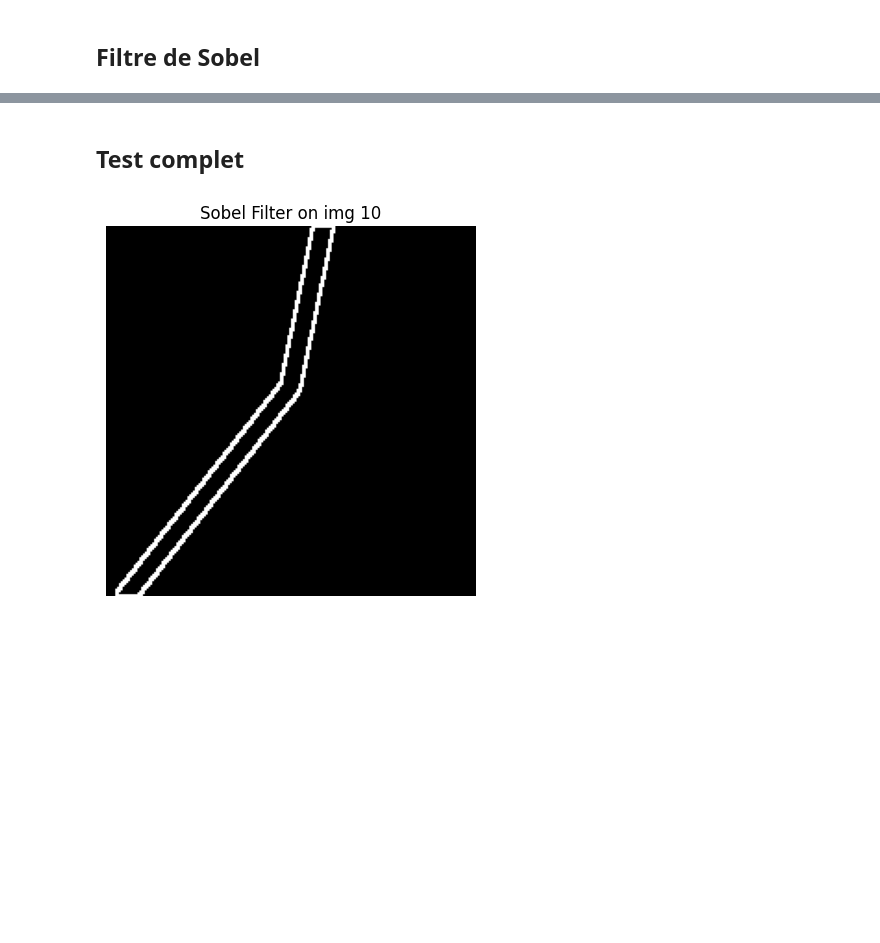
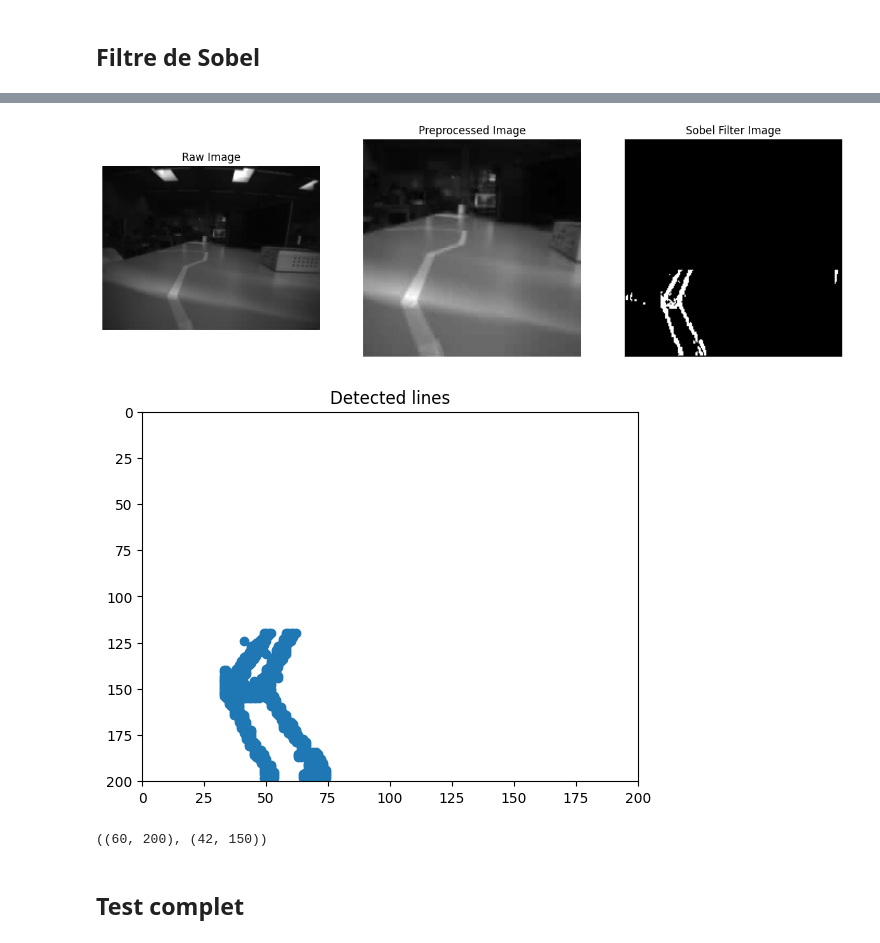
Before and after one commit to costiiI2/IAAAAAA, a Jupyter notebook: lab02/line-detection.ipynb, the cells around one changed output, grey strips where cells are left out. Saved outputs shown, nothing was run; the diff lists cells and outputs as text; code cells hidden in the pictures; blank space fills up the shorter version.

```diff
--- a/lab02/line-detection.ipynb
+++ b/lab02/line-detection.ipynb
@@ -22,7 +24,7 @@ def preprocess_image(image, target_size=(200, 200), crop="lower", left_offset=0,
     """
 
     # Convertir en nuances de gris
-    image_gray = F.to_grayscale(image, num_output_channels=1)
+    image_gray = functional.to_grayscale(image, num_output_channels=1)
 
     # Caclul des différences de taille entre l'image et la taille cible
     width, height = image_gray.size
@@ -89,7 +98,7 @@ sobel_kernel_x = sobel_kernel_x.to(device, dtype=torch.float32)
 sobel_kernel_y = sobel_kernel_y.to(device, dtype=torch.float32)
 
 # Fonction pour appliquer le filtre Sobel à une image
-def sobel_filter(preprocessed_image, threshold=0.5):
+def sobel_filter(preprocessed_image, magnitude_threshold=0.5, y_threshold=50):
     # Convertir l'image en tenseur PyTorch
     transform = transforms.ToTensor()
     image_tensor = transform(preprocessed_image).to(device)
@@ -105,19 +114,17 @@ def sobel_filter(preprocessed_image, threshold=0.5):
     sobel_magnitude = torch.sqrt(Gx**2 + Gy**2)
 
     # Appliquer un seuillage pour binariser l'image
-    sobel_binary = torch.where(sobel_magnitude > threshold, torch.tensor(1.0), torch.tensor(0.0))
+    sobel_binary = torch.where(sobel_magnitude > magnitude_threshold, torch.tensor(1.0), torch.tensor(0.0))
+
+    # Rendre les pixels dont la coordonnée y est supérieure à y_threshold noirs
+    sobel_binary[:, :, :y_threshold:, :] = 0.0
+
+    # Créer un masque pour fixer les pixels tout à gauche, tout à droite et tout en bas de l'image en noir
+    sobel_binary[:, :, :, :1] = 0.0  # Fixer les pixels tout à gauche de l'image
+    sobel_binary[:, :, :, -1:] = 0.0  # Fixer les pixels tout à droite de l'image
+    sobel_binary[:, :, -1:, :] = 0.0  # Fixer les pixels tout en bas de l'image
 
     # Convertir le gradient en image PIL pour l'affichage
     sobel_magnitude_image = transforms.ToPILImage()(sobel_binary.squeeze(0))
 
     return sobel_magnitude_image
-
-def plot_image(sobel_image, i):
-    plt.imshow(sobel_image, cmap='gray')
-    plt.title("Sobel Filter on img " + i)
-    plt.axis('off')
-    plt.show()
-# %%
-sobel_image = sobel_filter(processed_image, 0.4)
-
-plot_image(sobel_filter(processed_image, 0.2), '1')
@@ -125,0 +135,3 @@ plot_image(sobel_filter(processed_image, 0.2), '1')
+# %%
+def compute_center_point(points, y_min, y_max, y_true):
+    return (int(np.array([point for point in points if y_min <= point[1] <= y_max]).mean(axis=0)[0]), y_true)
@@ -126,16 +179,20 @@ plot_image(sobel_filter(processed_image, 0.2), '1')
+# %%
+img_number = 5
+test_image_path = './scotch/img' + str(img_number) + '.png'
+
+raw_image = Image.open(test_image_path) # Charger l'image venant du drone
+resized_image = preprocess_image(raw_image) # Redimensionne et convertit l'image en nuances de gris
+sobel_image = sobel_filter(resized_image, magnitude_threshold=0.25, y_threshold=120) # Applique le filtre de Sobel pour détecter les lignes
+
+plot_images(raw_image, resized_image, sobel_image, "Raw Image", "Preprocessed Image", "Sobel Filter Image", img1_cmap=None, img2_cmap="gray", img3_cmap="gray")
+
+point_A, point_B = detect_lines(sobel_image, y_offset=50, eps=5, min_samples=20) # Détecte les lignes et place les points A et B
+# %% [output]
+[figure, added]
+[figure, added]
+# %%
+point_A, point_B
+# %% [output]
+((60, 200), (42, 150))
 # %% [markdown]
 ## Test complet
-# %%
-test_image_path = '../scripts/test_img/0__10_0.png'
-
-raw_test_image = Image.open(test_image_path)
-processed_test_image = preprocess_image(raw_test_image)
-
-sobel_test_image = sobel_filter(processed_test_image, 0.2)
-
-plot_image(sobel_test_image, '10')
-
-# Export the Sobel filtered image
-sobel_test_image.save('sobel_test_image.png')
-# %% [output]
-[figure, removed]
```
Also changed, not shown: parts of 10 cells of this notebook, 11 other files.
